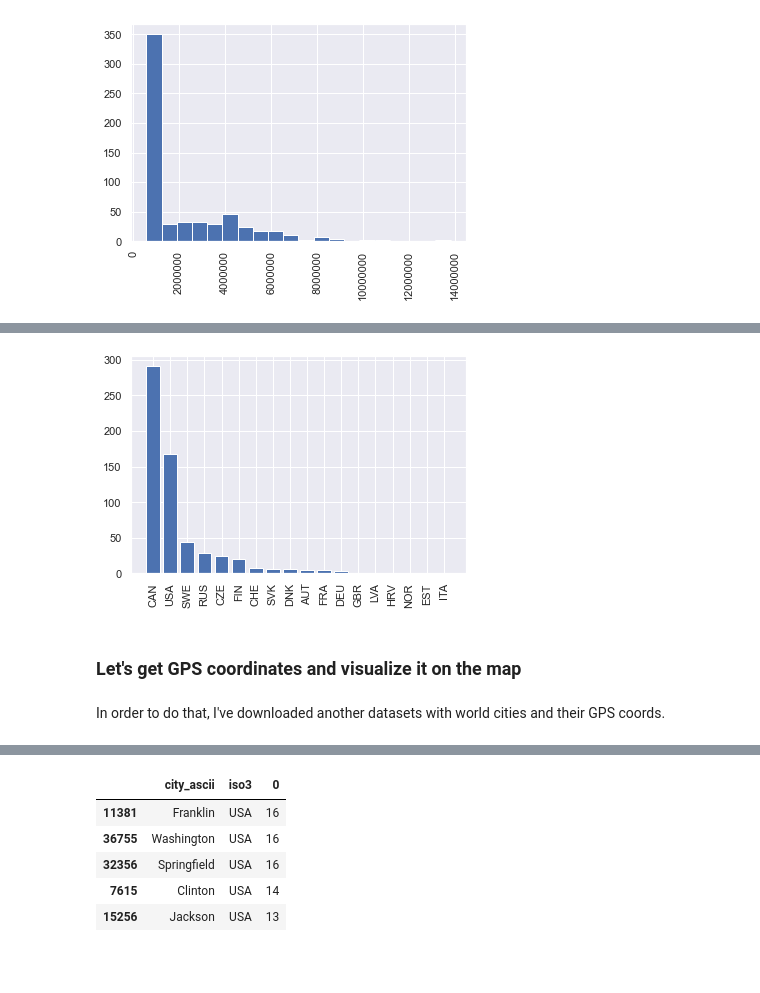
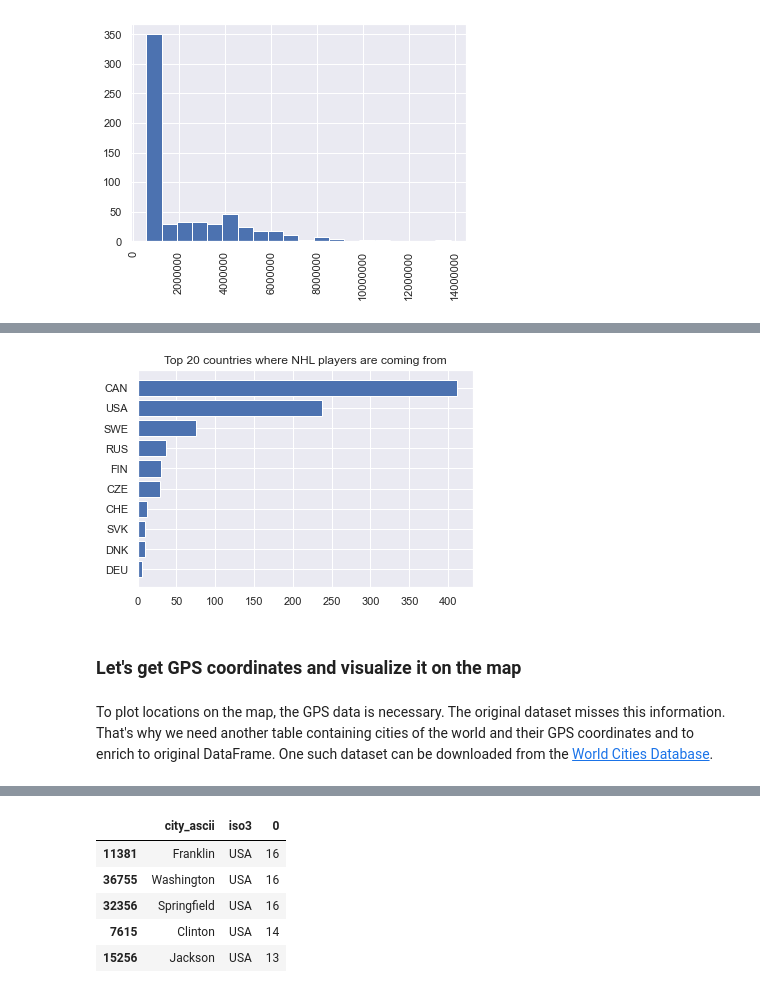
Before and after one commit to rmnng/dsnanocapstone, a Jupyter notebook: 1_nhl_explore_players.ipynb, the cells around one changed output, grey strips where cells are left out. Saved outputs shown, nothing was run; the diff lists cells and outputs as text; code cells hidden in the pictures; blank space fills up the shorter version.

```diff
--- a/1_nhl_explore_players.ipynb
+++ b/1_nhl_explore_players.ipynb
@@ -11,2 +23,5 @@ sns.set()
 # %%
-df_players = pd.read_csv('data/nhl/nhl_salaries/train.csv')
+df_players_train = pd.read_csv('data/nhl/nhl_salaries/train.csv')
+df_players_test = pd.read_csv('data/nhl/nhl_salaries/test.csv')
+
+df_players = pd.concat([df_players_train, df_players_test])
@@ -154,16 +166,16 @@ plt.xticks(rotation=90);
 # %%
 # What are the countries the most number of players is coming from:
 
-df_country_cnt = df_players.Cntry.value_counts()[:20].reset_index().rename(columns={'Cntry':'cnt', 'index':'country'})
+df_country_cnt = df_players.Cntry.value_counts()[:10].sort_values(0).reset_index().rename(columns={'Cntry':'cnt', 'index':'country'})
 
-plt.bar(df_country_cnt.country, df_country_cnt.cnt);
-plt.xticks(rotation=90);
+plt.barh(df_country_cnt.country, df_country_cnt.cnt);
+plt.title('Top 20 countries where NHL players are coming from');
 # %% [output]
-[figure, old version]
+[figure, new version]
 # %% [markdown]
 ### Let's get GPS coordinates and visualize it on the map
 # %% [markdown]
-In order to do that, I've downloaded another datasets with world cities and their GPS coords.
+To plot locations on the map, the GPS data is necessary. The original dataset misses this information. That's why we need another table containing cities of the world and their GPS coordinates and to enrich to original DataFrame. One such dataset can be downloaded from the [World Cities Database](https://simplemaps.com/data/world-cities).
 # %%
 # Downloaded next dataset with cities and GPS from https://simplemaps.com/data/world-cities
 df_cities = pd.read_csv('data/cities/worldcities.csv')
```
Also changed, not shown: parts of 41 cells of this notebook, 3 other files.
